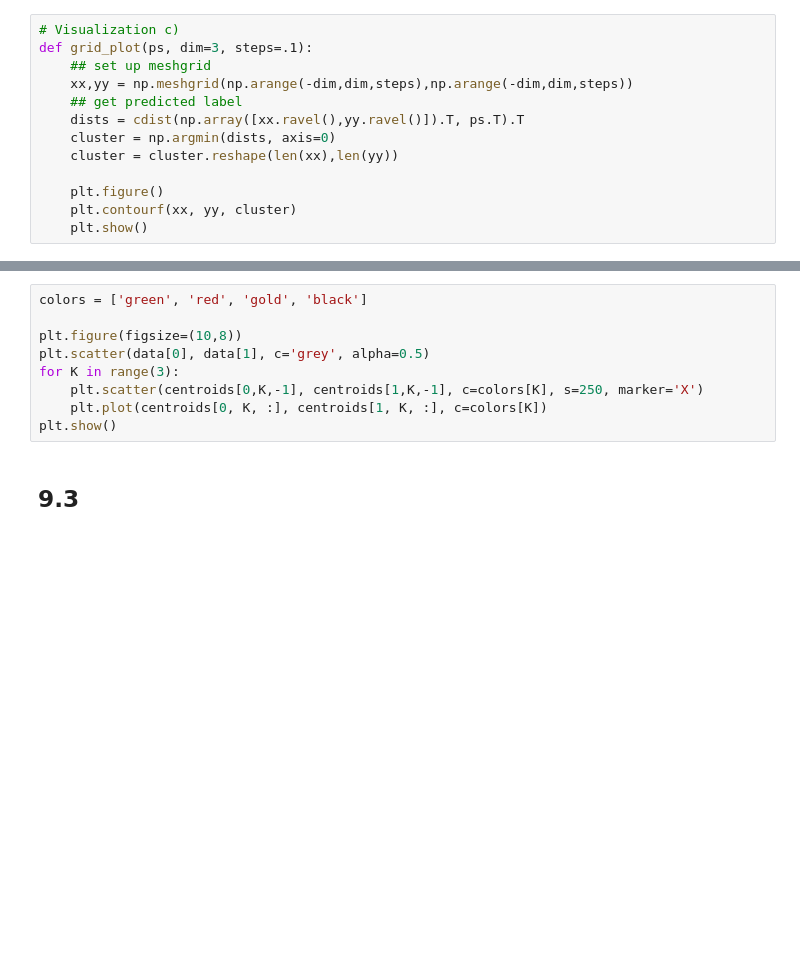
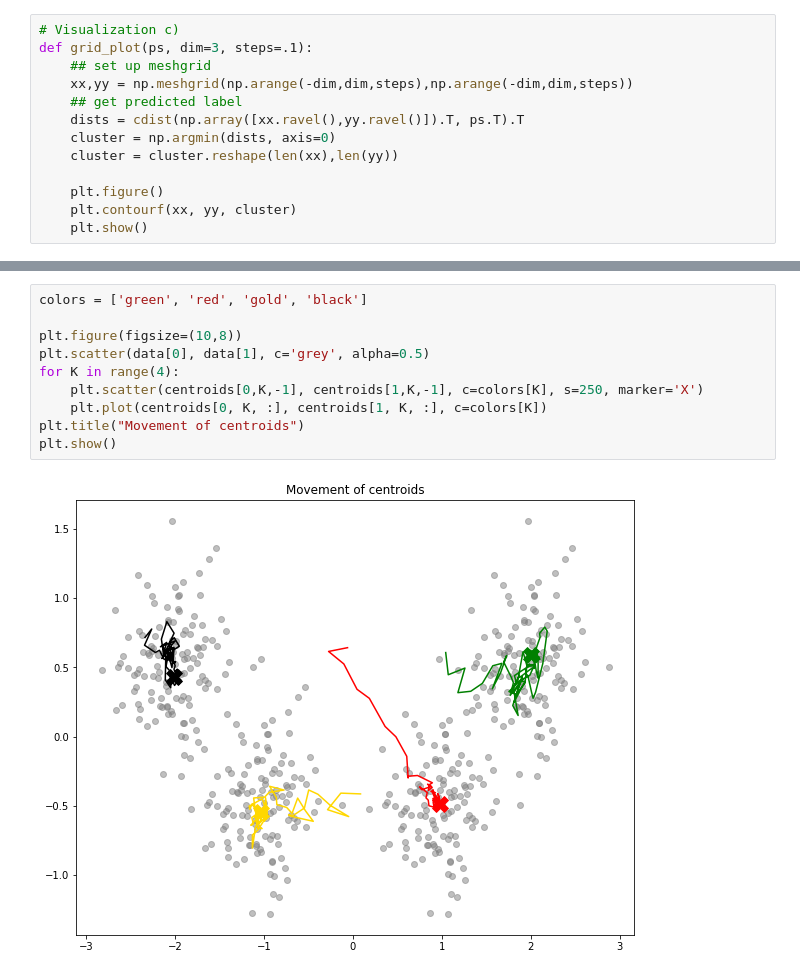
Before and after one commit to muellerfelix/mi-2, a Jupyter notebook: hw-9/HW-9.ipynb, the cells around one changed output, grey strips where cells are left out. Cells and saved outputs as stored; diff of their text form; blank space fills up the shorter version.

```diff
--- a/hw-9/HW-9.ipynb
+++ b/hw-9/HW-9.ipynb
@@ -125,11 +154,12 @@ centroids = online_kmeans(data, 3)
 # %%
 colors = ['green', 'red', 'gold', 'black']
 
 plt.figure(figsize=(10,8))
 plt.scatter(data[0], data[1], c='grey', alpha=0.5)
-for K in range(3):
+for K in range(4):
     plt.scatter(centroids[0,K,-1], centroids[1,K,-1], c=colors[K], s=250, marker='X')
     plt.plot(centroids[0, K, :], centroids[1, K, :], c=colors[K])
+plt.title("Movement of centroids")
 plt.show()
+# %% [output]
+[figure, added]
-# %% [markdown]
-## 9.3
```
Also changed, not shown: parts of 16 cells of this notebook.
